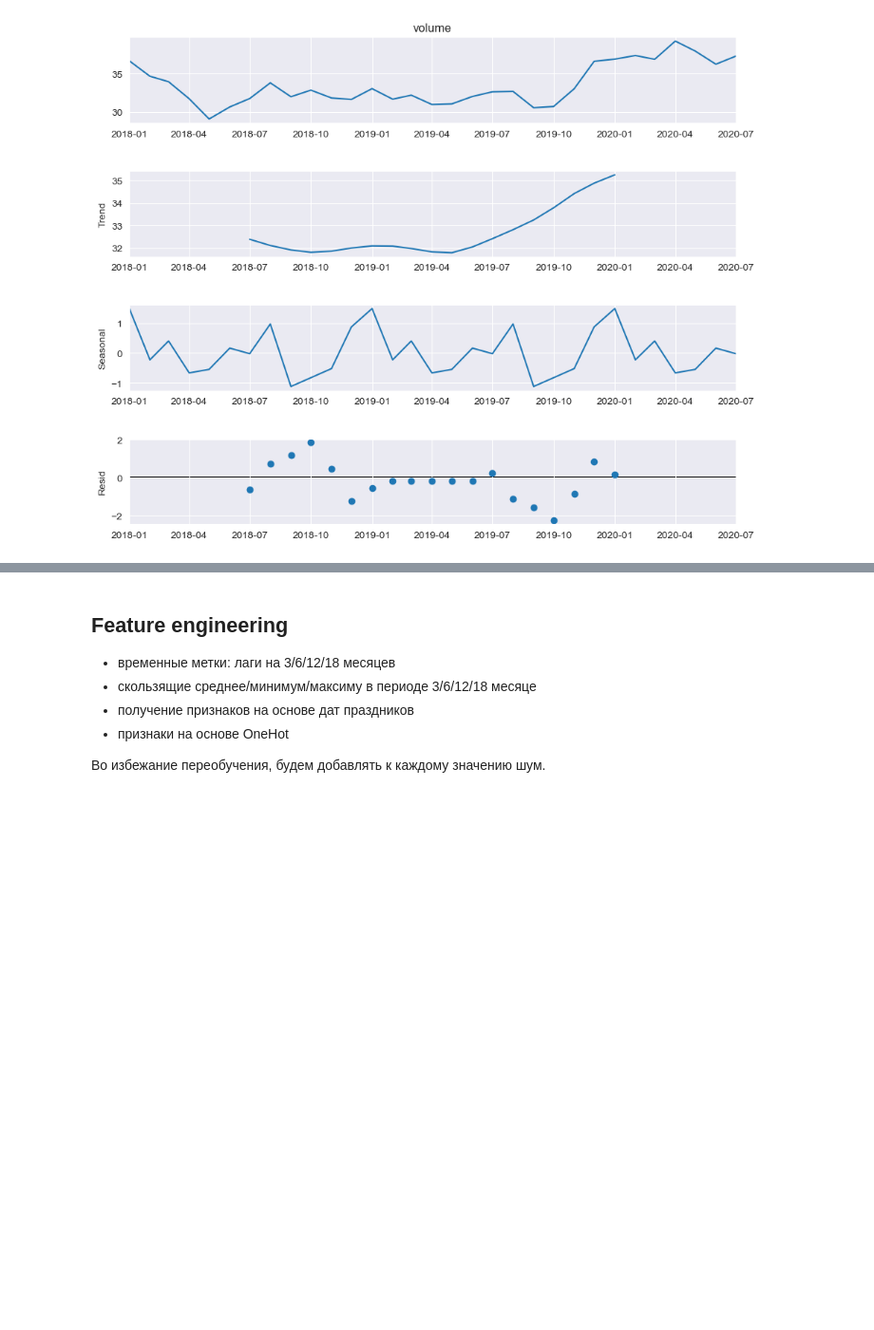
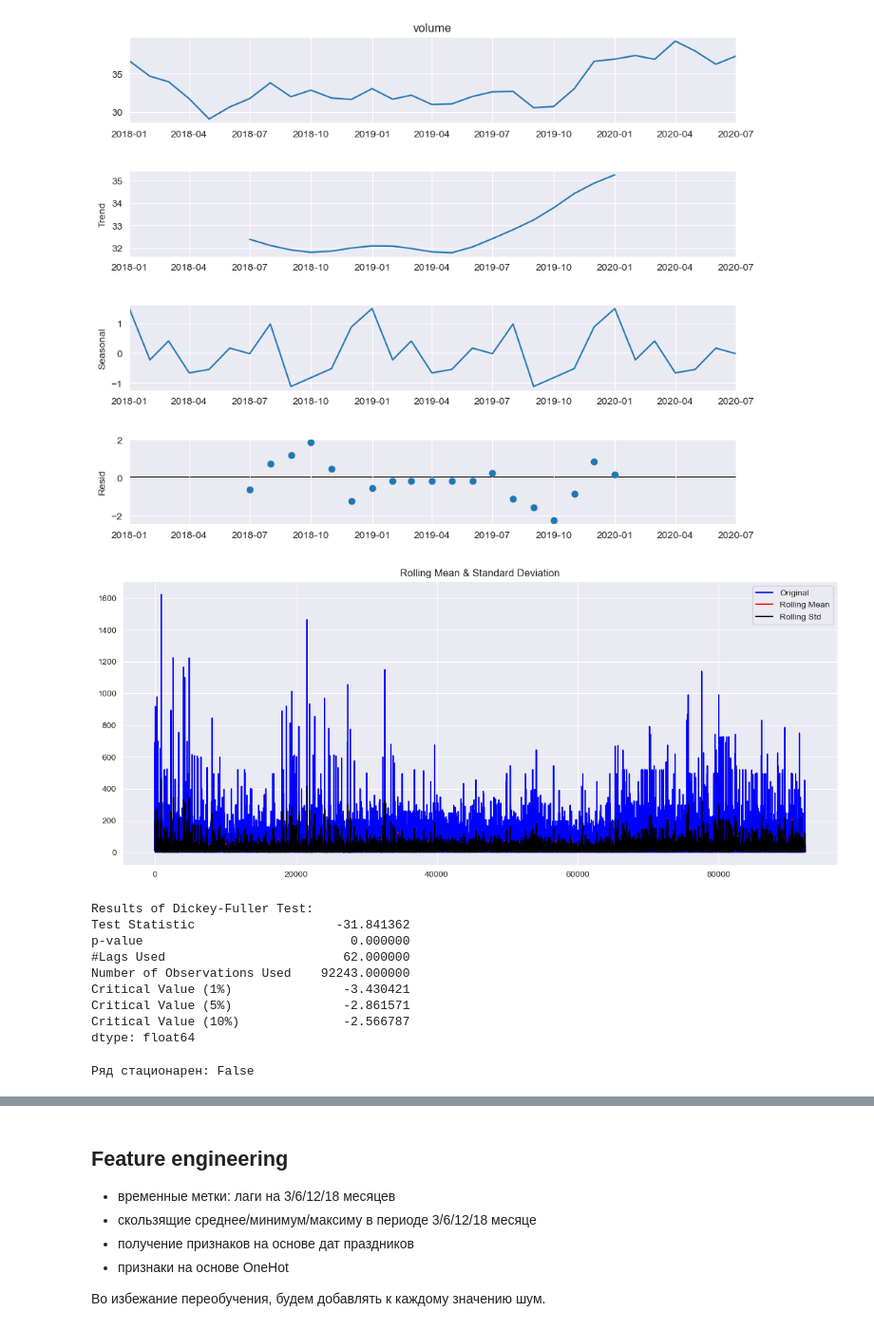
Before and after one commit to RuslanYusup/demand_forecast, a Jupyter notebook: notebooks/main.ipynb, the cells around one changed output, grey strips where cells are left out. Shown at 95% size. Drawn from its saved outputs; the diff is of its cells as text; code cells hidden in the pictures; blank space fills up the shorter version.

Commit message:
"check_up stationarity"

```diff
--- a/notebooks/main.ipynb
+++ b/notebooks/main.ipynb
@@ -250,3 +132,63 @@ fig.set_size_inches(10, 8)
 # %% [output]
 <Figure size 640x480 with 0 Axes>
 [figure]
+# %%
+## проверить ряд на стационарность дики-фуллера
+def test_stationarity(timeseries):
+    # определяем статистики
+    rolmean = timeseries.rolling(window=12).mean()
+    rolstd = timeseries.rolling(window=12).std()
+    # строим график
+    plt.figure(figsize=(15, 6))
+    orig = plt.plot(timeseries, color='blue', label='Original')
+    mean = plt.plot(rolmean, color='red', label='Rolling Mean')
+    std = plt.plot(rolstd, color='black', label='Rolling Std')
+    plt.legend(loc='best')
+    plt.title('Rolling Mean & Standard Deviation')
+    plt.show()
+    # проводим тест Дики-Фуллера
+    print('Results of Dickey-Fuller Test:')
+    dftest = sm.tsa.adfuller(timeseries, autolag='AIC')
+    dfoutput = pd.Series(dftest[0:4], index=['Test Statistic', 'p-value', '#Lags Used', 'Number of Observations Used'])
+    for key, value in dftest[4].items():
+        dfoutput['Critical Value (%s)' % key] = value
+    print(dfoutput)
+test_stationarity(data['volume'])
+# %% [output]
+[figure, added]
+Results of Dickey-Fuller Test:
+Test Statistic                   -31.841362
+p-value                            0.000000
+#Lags Used                        62.000000
+Number of Observations Used    92243.000000
+Critical Value (1%)               -3.430421
+Critical Value (5%)               -2.861571
+Critical Value (10%)              -2.566787
+dtype: float64
+# %%
+##исправь и перепиши код в ячейке текущей
+def check_stationarity(time_series):
+    """
+    Проверяет стационарность временного ряда.
+
+    Args:
+        time_series (pd.Series): Временной ряд.
+
+    Returns:
+        bool: True, если ряд стационарен, иначе False.
+    """
+    # Вычисление скользящего среднего и стандартного отклонения
+    rolling_mean = time_series.rolling(window=7).mean()
+    rolling_std = time_series.rolling(window=7).std()
+
+    # Проверка на постоянство среднего и дисперсии
+    if np.allclose(rolling_mean, rolling_mean.mean()) and np.allclose(rolling_std, rolling_std.mean()):
+        return True
+    else:
+        return False
+
+print(f"Ряд стационарен: {is_stationary}")
+
+is_stationary = check_stationarity(data['volume'])
+# %% [output]
+Ряд стационарен: False
```
Also changed, not shown: parts of 19 cells of this notebook, 32 other files.
